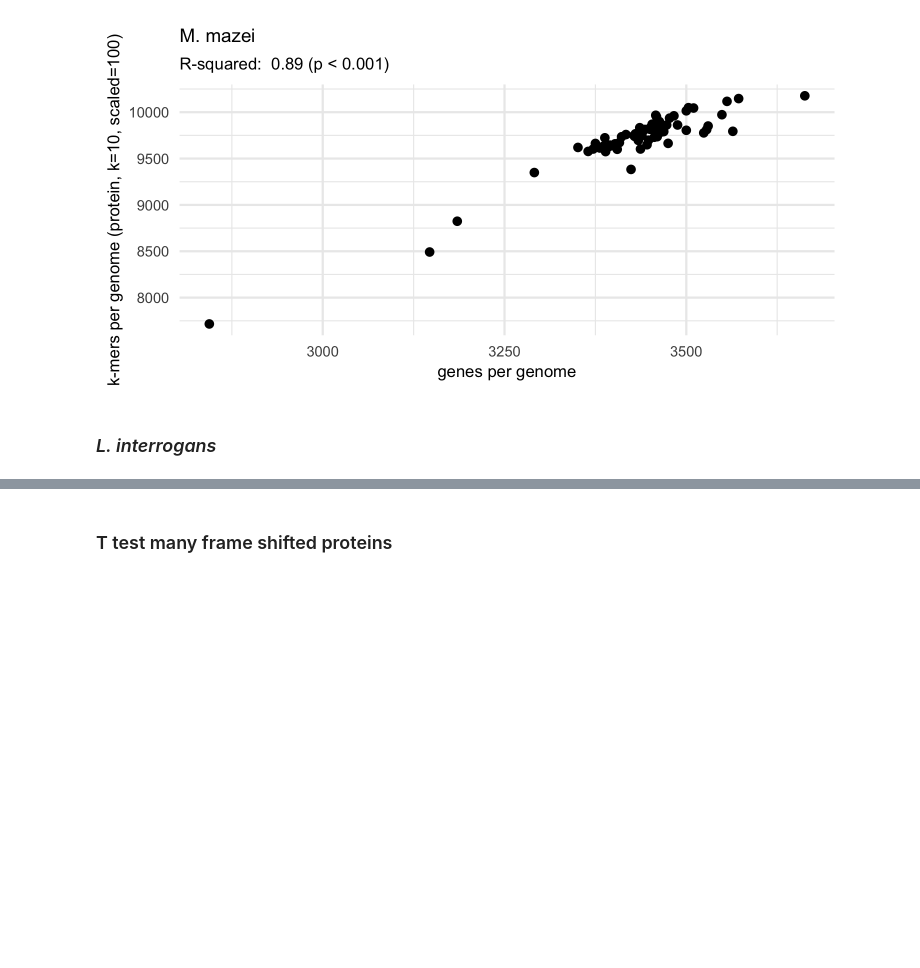
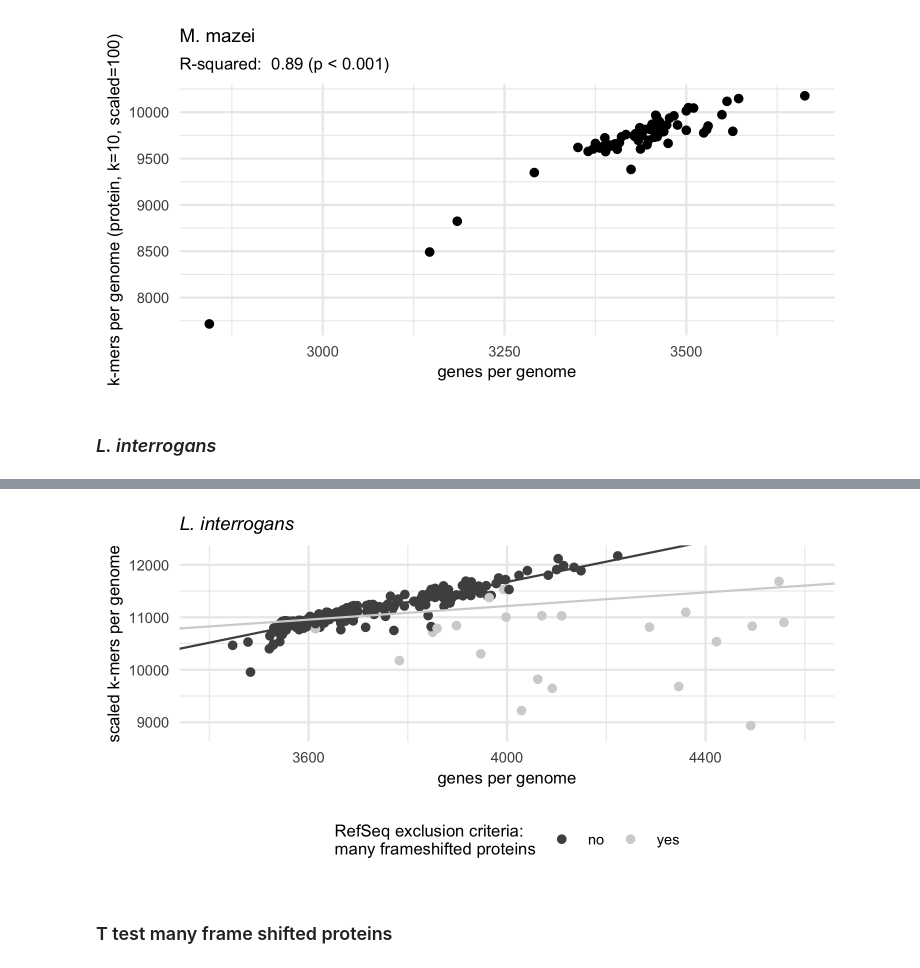
Before and after one commit to dib-lab/2021-panmers, a Jupyter notebook: notebooks/benchmark_panmers.ipynb, the cells around one changed output, grey strips where cells are left out. Cells and saved outputs as stored; diff of their text form; code cells hidden in the pictures; blank space fills up the shorter version.

```diff
--- a/notebooks/benchmark_panmers.ipynb
+++ b/notebooks/benchmark_panmers.ipynb
@@ -468,3 +450,30 @@ A tibble: 1 × 13
+# %%
+total_per_genome <- total_per_genome %>%
+  mutate(many_frameshifted_proteins = ifelse(is.na(excluded_from_refseq), "no", "yes"))
+
+plt <- ggplot(total_per_genome, aes(x = total_genes_per_genome, y = total_mers_per_genome,
+                                    color = many_frameshifted_proteins,
+                                    label = assembly_accession_minus_prefix)) +
+  geom_point() +
+  xlim(c(3400, 4600)) + ylim(8800, 12200) +
+  theme_minimal() +
+  theme(axis.title = element_text(size = 8),
+        plot.title = element_text(size = 9, face = "italic"),
+        plot.subtitle = element_text(size = 8),
+        axis.text = element_text(size = 7),
+        legend.position = "bottom",
+        legend.title = element_text(size = 8),
+        legend.text = element_text(size = 7)) +
+  labs(x = "genes per genome", y = "scaled k-mers per genome",
+       title = species,
+       color = "RefSeq exclusion criteria:\nmany frameshifted proteins") +
+  scale_color_manual(values = c("grey31", "lightgrey")) +
+  geom_abline(slope = lm_result_rm_tidy$estimate[2], intercept = lm_result_rm_tidy$estimate[1], color = "grey31") +
+  geom_abline(slope = lm_result_tidy$estimate[2], intercept = lm_result_tidy$estimate[1], color = "lightgrey")
+
+plt
+# %% [output]
+[figure, added]
 # %% [markdown]
 ### T test many frame shifted proteins
 # %%
```
Also changed, not shown: parts of 11 cells of this notebook.
